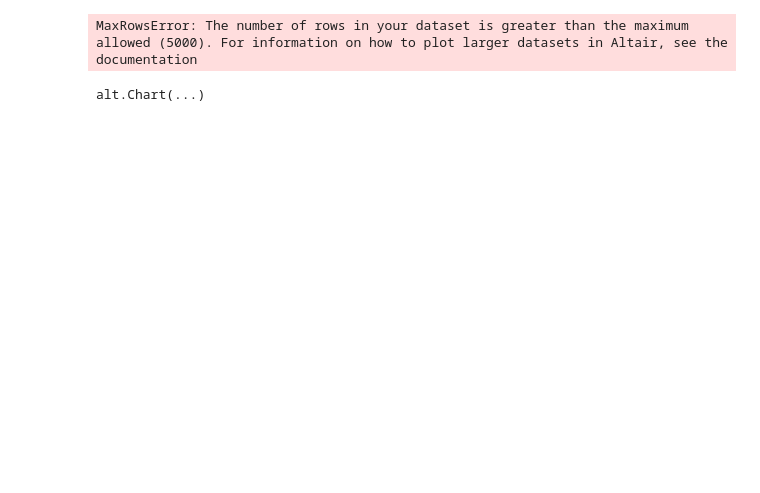
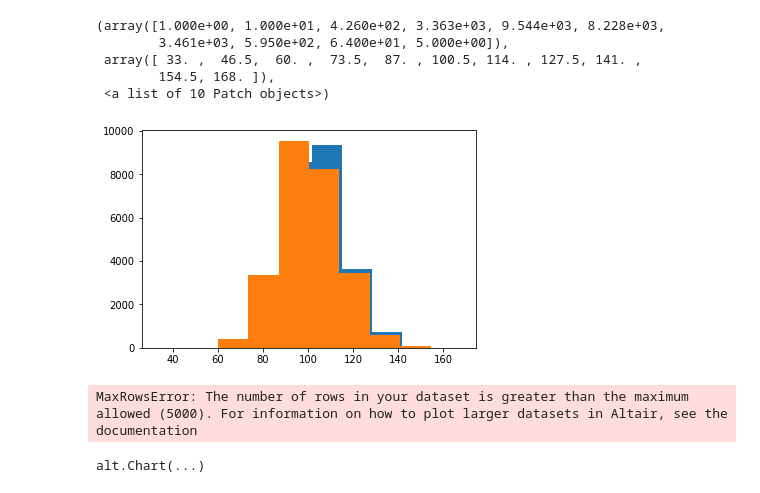
Before and after one commit to Ukiah-Heasley/NBA-Project-, a Jupyter notebook: Code/NBA_EDA.ipynb, the cells around one changed output. Cells and saved outputs as stored; diff of their text form; code cells hidden in the pictures; blank space fills up the shorter version.

```diff
--- a/Code/NBA_EDA.ipynb
+++ b/Code/NBA_EDA.ipynb
@@ -31,3 +95,13 @@ games.corr().sort_values('PTS_home')
+# %%
+plt.hist(games['PTS_home'])
+plt.hist(games['PTS_away'])
+# %% [output]
+(array([1.000e+00, 1.000e+01, 4.260e+02, 3.363e+03, 9.544e+03, 8.228e+03,
+        3.461e+03, 5.950e+02, 6.400e+01, 5.000e+00]),
+ array([ 33. ,  46.5,  60. ,  73.5,  87. , 100.5, 114. , 127.5, 141. ,
+        154.5, 168. ]),
+ <a list of 10 Patch objects>)
+[figure, added]
 # %%
 
 alt.Chart(rankings).mark_bar().encode(
```
Also changed, not shown: parts of 10 cells of this notebook, 1 other file.
